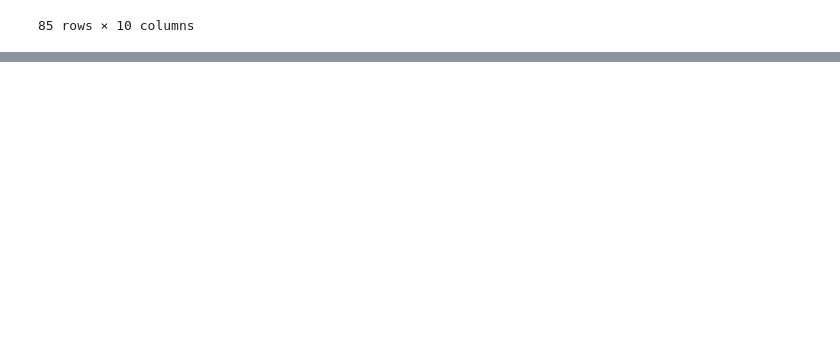
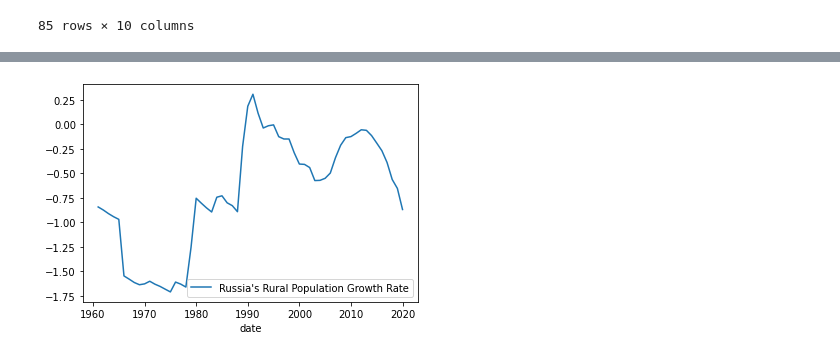
Before and after one commit to seank934/project1, a Jupyter notebook: project_1_envecon_153.ipynb, the cells around one changed output, grey strips where cells are left out. Saved outputs shown, nothing was run; the diff lists cells and outputs as text; code cells hidden in the pictures; blank space fills up the shorter version.

```diff
--- a/project_1_envecon_153.ipynb
+++ b/project_1_envecon_153.ipynb
@@ -397,0 +366,7 @@ merged.plot("% change", legend=True, figsize=(40,10), cmap="Reds")
+# %%
+# Creating Line Plot for Rural Population Growth Rate
+wbdata.get_dataframe({"SP.RUR.TOTL.ZG":"Russia's Rural Population Growth Rate"},country="RUS")
+df2 = wbdata.get_dataframe({"SP.RUR.TOTL.ZG":"Russia's Rural Population Growth Rate"},country="RUS")
+df2.plot().invert_xaxis();
+# %% [output]
+[figure, added]
```
Also changed, not shown: parts of 26 cells of this notebook.
